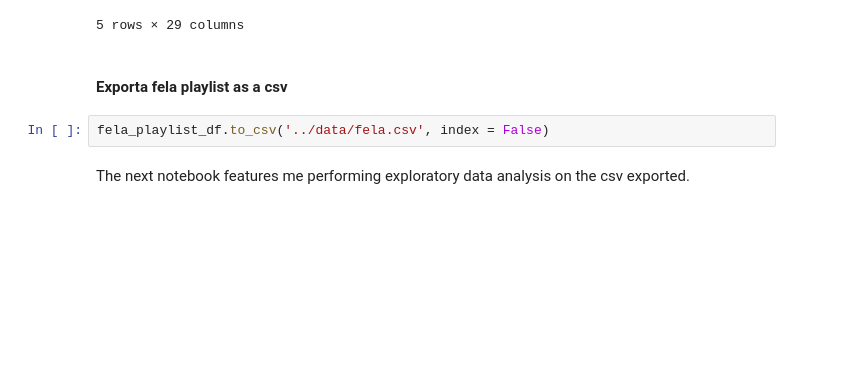
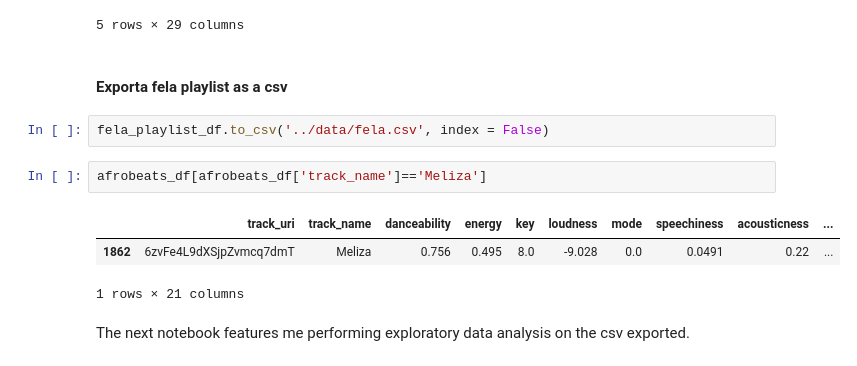
Before and after one commit to CaptCardoso/Afrobeats-Recommender-System, a Jupyter notebook: streamlit/streamlit notebook.ipynb, the cells around one changed output. Saved outputs shown, nothing was run; the diff lists cells and outputs as text; blank space fills up the shorter version.

```diff
--- a/streamlit/streamlit notebook.ipynb
+++ b/streamlit/streamlit notebook.ipynb
@@ -251,5 +251,11 @@ fela_playlist_df.head()
 #### Exporta fela playlist as a csv
 # %%
 fela_playlist_df.to_csv('../data/fela.csv', index = False)
+# %%
+afrobeats_df[afrobeats_df['track_name']=='Meliza']
+# %% [output]
+|  | track_uri | track_name | danceability | energy | key | loudness | mode | speechiness | acousticness | ... |
+| 1862 | 6zvFe4L9dXSjpZvmcq7dmT | Meliza | 0.756 | 0.495 | 8.0 | -9.028 | 0.0 | 0.0491 | 0.22 | ... |
+1 rows × 21 columns
 # %% [markdown]
 The next notebook features me performing exploratory data analysis on the csv exported.
```
Also changed, not shown: 4 other files.
